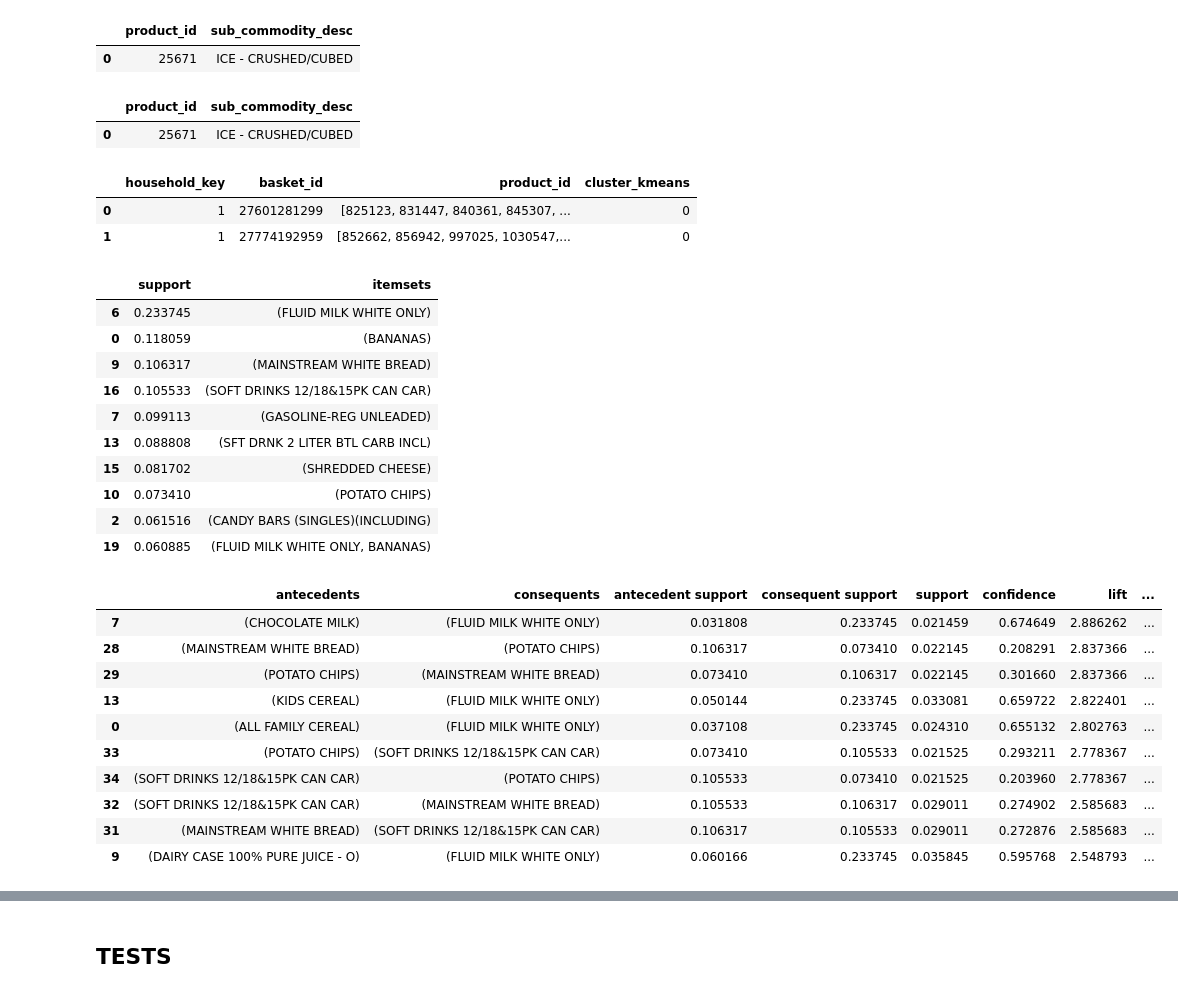
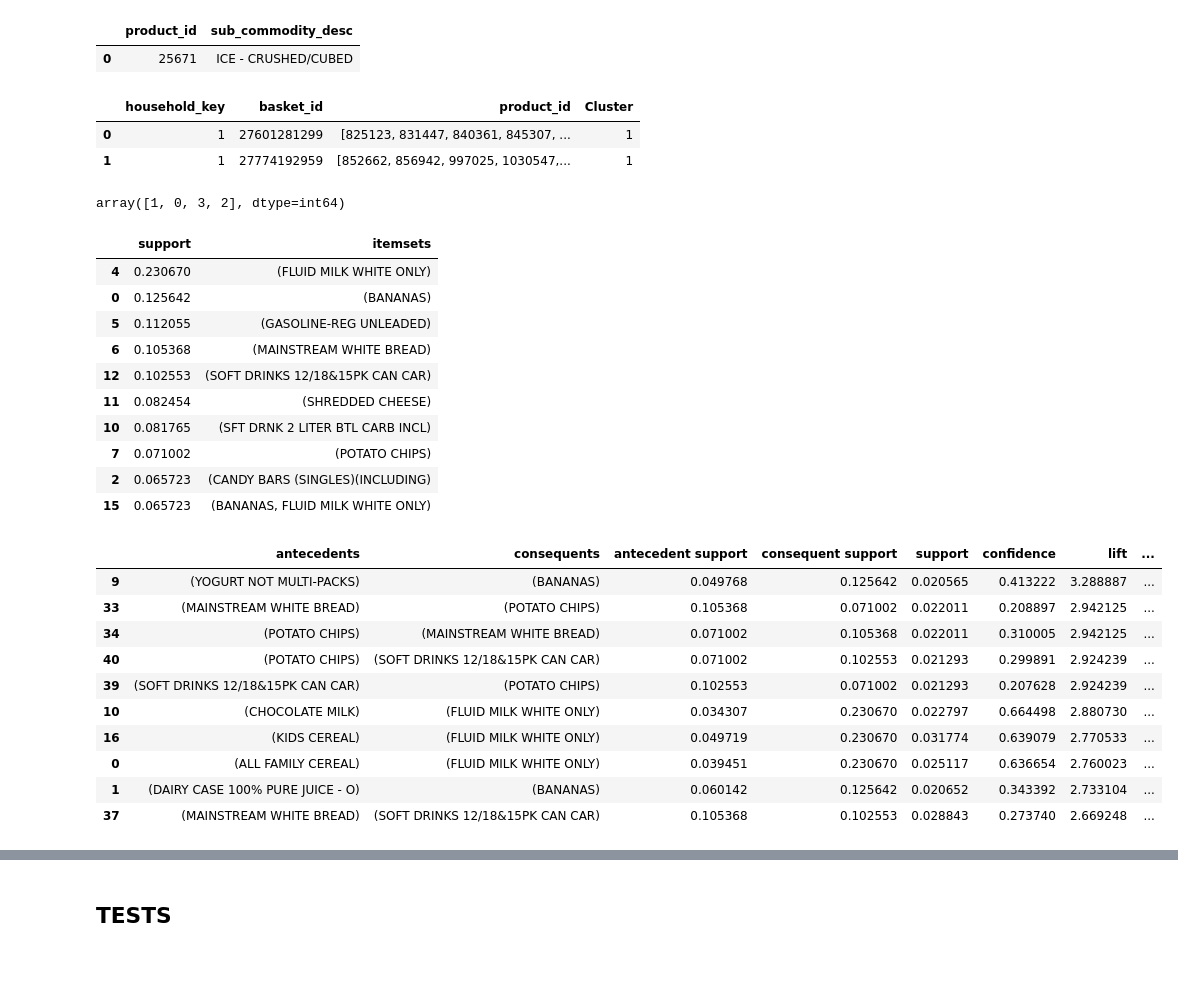
Before and after one commit to antoniooliveira03/Projects, a Jupyter notebook: NTT Project/06_Assoc_Rules.ipynb, the cells around one changed output, grey strips where cells are left out. Drawn from its saved outputs; the diff is of its cells as text; code cells hidden in the pictures; blank space fills up the shorter version.

Commit message:
clust, assoc rules

```diff
--- a/NTT Project/06_Assoc_Rules.ipynb
+++ b/NTT Project/06_Assoc_Rules.ipynb
@@ -5,7 +5,7 @@ import functions
 
 pd.set_option('display.max_columns', None)
 # %%
-data = pd.read_csv('C:/Users/aprataso/Downloads/final_data/Clustering/cluster_data_num.csv')
+data = pd.read_csv('C:/Users/aprataso/Downloads/final_data/Clustering/cluster_data_num2.csv')
 
 basket = pd.read_csv('C:/Users/aprataso/Downloads/final_data/Gold/basket_treated.csv')
 
@@ -36,69 +36,64 @@ prod.head(1)
 # %% [output]
 |  | product_id | sub_commodity_desc |
 | 0 | 25671 | ICE - CRUSHED/CUBED |
-# %%
-prod.head(1)
-# %% [output]
-|  | product_id | sub_commodity_desc |
-| 0 | 25671 | ICE - CRUSHED/CUBED |
 # %%
 merged_data = pd.merge(basket,
-                        data['cluster_kmeans'],
+                        data['Cluster'],
                         left_on=basket['household_key'],
                         right_on=data['household_key'],
                         how='inner')
 # %%
-merged_data = merged_data.drop('key_0', axis = 1)
-merged_data = merged_data[['household_key', 'basket_id', 'product_id', 'cluster_kmeans']]
+#merged_data = merged_data.drop('key_0', axis = 1)
+merged_data = merged_data[['household_key', 'basket_id', 'product_id', 'Cluster']]
 merged_data.head(2)
 # %% [output]
-|  | household_key | basket_id | product_id | cluster_kmeans |
-| 0 | 1 | 27601281299 | [825123, 831447, 840361, 845307, ... | 0 |
-| 1 | 1 | 27774192959 | [852662, 856942, 997025, 1030547,... | 0 |
+|  | household_key | basket_id | product_id | Cluster |
+| 0 | 1 | 27601281299 | [825123, 831447, 840361, 845307, ... | 1 |
+| 1 | 1 | 27774192959 | [852662, 856942, 997025, 1030547,... | 1 |
+# %%
+merged_data['Cluster'].unique()
+# %% [output]
+array([1, 0, 3, 2], dtype=int64)
 # %%
-cluster_0 = merged_data.loc[merged_data['cluster_kmeans'] == 0]
-cluster_1 = merged_data.loc[merged_data['cluster_kmeans'] == 1]
-cluster_2 = merged_data.loc[merged_data['cluster_kmeans'] == 2]
-cluster_3 = merged_data.loc[merged_data['cluster_kmeans'] == 3]
-cluster_4 = merged_data.loc[merged_data['cluster_kmeans'] == 4]
-cluster_5 = merged_data.loc[merged_data['cluster_kmeans'] == 5]
-cluster_6 = merged_data.loc[merged_data['cluster_kmeans'] == 6]
-cluster_7 = merged_data.loc[merged_data['cluster_kmeans'] == 7]
+cluster_0 = merged_data.loc[merged_data['Cluster'] == 0]
+cluster_1 = merged_data.loc[merged_data['Cluster'] == 1]
+cluster_2 = merged_data.loc[merged_data['Cluster'] == 2]
+cluster_3 = merged_data.loc[merged_data['Cluster'] == 3]
 # %%
-functions.category_rules(cluster_1, prod, 'sub_commodity_desc')
+functions.category_rules(cluster_3, prod, 'sub_commodity_desc')
 
 
 # antecedent support - proportion of transactions that contain the antecedent - HGIH
 # consequent  support - proportion of transactions that contain the consequent - HIGH
 # support - proportion of transactions that contain both - HIGH
 # confidence - probability that the consequent is present given that the antecedent is present - HIGH
 # lift -  A lift value greater than 1 indicates that the antecedent and consequent occur together more often than would be expected by chance, suggesting a positive relationship - > 1
 # leverage - difference between the observed support and the expected support if the antecedent and consequent were independent - HIGH
 # Conviction - how likely the rule is to be correct compared to a random occurrence - HIGH
 # Zhang’s Metric - association strength and the degree of dependence between the antecedent and consequent - HIGH
 # %% [output]
 |  | support | itemsets |
-| 6 | 0.233745 | (FLUID MILK WHITE ONLY) |
-| 0 | 0.118059 | (BANANAS) |
-| 9 | 0.106317 | (MAINSTREAM WHITE BREAD) |
-| 16 | 0.105533 | (SOFT DRINKS 12/18&15PK CAN CAR) |
-| 7 | 0.099113 | (GASOLINE-REG UNLEADED) |
-| 13 | 0.088808 | (SFT DRNK 2 LITER BTL CARB INCL) |
-| 15 | 0.081702 | (SHREDDED CHEESE) |
-| 10 | 0.073410 | (POTATO CHIPS) |
-| 2 | 0.061516 | (CANDY BARS (SINGLES)(INCLUDING) |
-| 19 | 0.060885 | (FLUID MILK WHITE ONLY, BANANAS) |
+| 4 | 0.230670 | (FLUID MILK WHITE ONLY) |
+| 0 | 0.125642 | (BANANAS) |
+| 5 | 0.112055 | (GASOLINE-REG UNLEADED) |
+| 6 | 0.105368 | (MAINSTREAM WHITE BREAD) |
+| 12 | 0.102553 | (SOFT DRINKS 12/18&15PK CAN CAR) |
+| 11 | 0.082454 | (SHREDDED CHEESE) |
+| 10 | 0.081765 | (SFT DRNK 2 LITER BTL CARB INCL) |
+| 7 | 0.071002 | (POTATO CHIPS) |
+| 2 | 0.065723 | (CANDY BARS (SINGLES)(INCLUDING) |
+| 15 | 0.065723 | (BANANAS, FLUID MILK WHITE ONLY) |
 |  | antecedents | consequents | antecedent support | consequent support | support | confidence | lift | ... |
-| 7 | (CHOCOLATE MILK) | (FLUID MILK WHITE ONLY) | 0.031808 | 0.233745 | 0.021459 | 0.674649 | 2.886262 | ... |
-| 28 | (MAINSTREAM WHITE BREAD) | (POTATO CHIPS) | 0.106317 | 0.073410 | 0.022145 | 0.208291 | 2.837366 | ... |
-| 29 | (POTATO CHIPS) | (MAINSTREAM WHITE BREAD) | 0.073410 | 0.106317 | 0.022145 | 0.301660 | 2.837366 | ... |
-| 13 | (KIDS CEREAL) | (FLUID MILK WHITE ONLY) | 0.050144 | 0.233745 | 0.033081 | 0.659722 | 2.822401 | ... |
-| 0 | (ALL FAMILY CEREAL) | (FLUID MILK WHITE ONLY) | 0.037108 | 0.233745 | 0.024310 | 0.655132 | 2.802763 | ... |
-| 33 | (POTATO CHIPS) | (SOFT DRINKS 12/18&15PK CAN CAR) | 0.073410 | 0.105533 | 0.021525 | 0.293211 | 2.778367 | ... |
-| 34 | (SOFT DRINKS 12/18&15PK CAN CAR) | (POTATO CHIPS) | 0.105533 | 0.073410 | 0.021525 | 0.203960 | 2.778367 | ... |
-| 32 | (SOFT DRINKS 12/18&15PK CAN CAR) | (MAINSTREAM WHITE BREAD) | 0.105533 | 0.106317 | 0.029011 | 0.274902 | 2.585683 | ... |
-| 31 | (MAINSTREAM WHITE BREAD) | (SOFT DRINKS 12/18&15PK CAN CAR) | 0.106317 | 0.105533 | 0.029011 | 0.272876 | 2.585683 | ... |
-| 9 | (DAIRY CASE 100% PURE JUICE - O) | (FLUID MILK WHITE ONLY) | 0.060166 | 0.233745 | 0.035845 | 0.595768 | 2.548793 | ... |
+| 9 | (YOGURT NOT MULTI-PACKS) | (BANANAS) | 0.049768 | 0.125642 | 0.020565 | 0.413222 | 3.288887 | ... |
+| 33 | (MAINSTREAM WHITE BREAD) | (POTATO CHIPS) | 0.105368 | 0.071002 | 0.022011 | 0.208897 | 2.942125 | ... |
+| 34 | (POTATO CHIPS) | (MAINSTREAM WHITE BREAD) | 0.071002 | 0.105368 | 0.022011 | 0.310005 | 2.942125 | ... |
+| 40 | (POTATO CHIPS) | (SOFT DRINKS 12/18&15PK CAN CAR) | 0.071002 | 0.102553 | 0.021293 | 0.299891 | 2.924239 | ... |
+| 39 | (SOFT DRINKS 12/18&15PK CAN CAR) | (POTATO CHIPS) | 0.102553 | 0.071002 | 0.021293 | 0.207628 | 2.924239 | ... |
+| 10 | (CHOCOLATE MILK) | (FLUID MILK WHITE ONLY) | 0.034307 | 0.230670 | 0.022797 | 0.664498 | 2.880730 | ... |
+| 16 | (KIDS CEREAL) | (FLUID MILK WHITE ONLY) | 0.049719 | 0.230670 | 0.031774 | 0.639079 | 2.770533 | ... |
+| 0 | (ALL FAMILY CEREAL) | (FLUID MILK WHITE ONLY) | 0.039451 | 0.230670 | 0.025117 | 0.636654 | 2.760023 | ... |
+| 1 | (DAIRY CASE 100% PURE JUICE - O) | (BANANAS) | 0.060142 | 0.125642 | 0.020652 | 0.343392 | 2.733104 | ... |
+| 37 | (MAINSTREAM WHITE BREAD) | (SOFT DRINKS 12/18&15PK CAN CAR) | 0.105368 | 0.102553 | 0.028843 | 0.273740 | 2.669248 | ... |
 # %%
 functions.product_rules(cluster_0)
 # %% [output]
```
Also changed, not shown: parts of 13 cells of this notebook, 3 other files.
